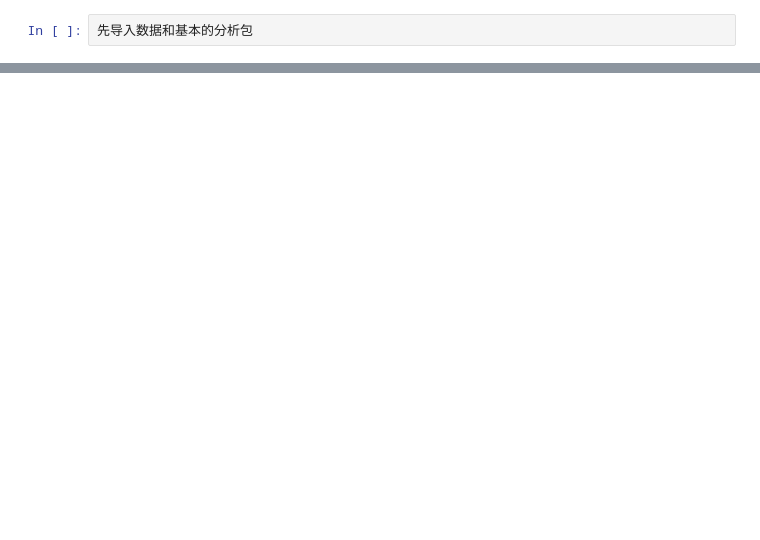
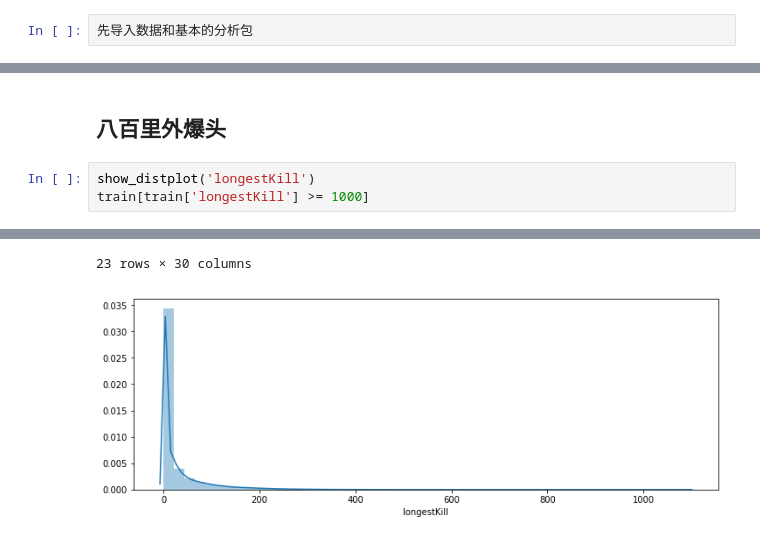
Before and after one commit to haowang666/PUBG-Hacking, a Jupyter notebook: PUBG-Hacking.ipynb, the cells around one changed output, grey strips where cells are left out. Saved outputs shown, nothing was run; the diff lists cells and outputs as text; blank space fills up the shorter version.

```diff
--- a/PUBG-Hacking.ipynb
+++ b/PUBG-Hacking.ipynb
@@ -72,0 +134,6 @@ AttributeError: module 'pandas' has no attribute 'compat'
+# %% [markdown]
+## 八百里外爆头
+# %%
+show_distplot('longestKill')
+train[train['longestKill'] >= 1000]
+# %% [output]
@@ -72,0 +157,2 @@ AttributeError: module 'pandas' has no attribute 'compat'
+23 rows × 30 columns
+[figure, added]
```
Also changed, not shown: parts of 15 cells of this notebook.
